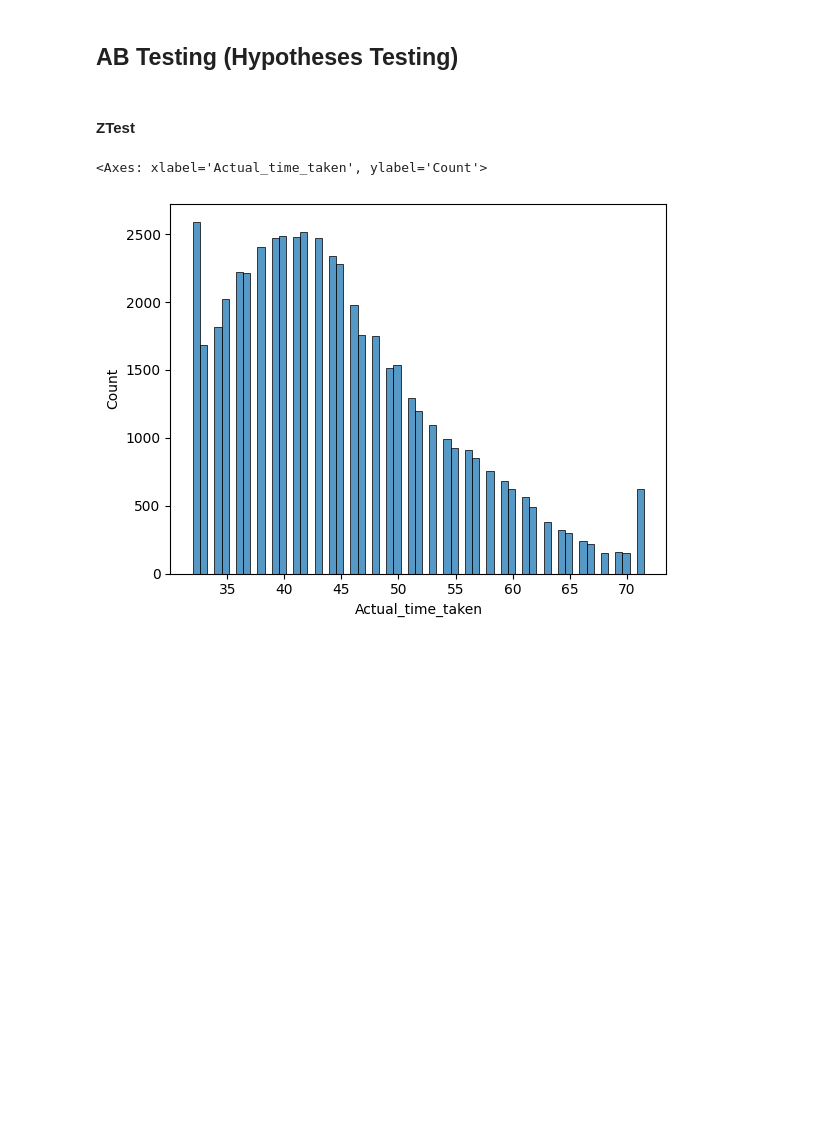
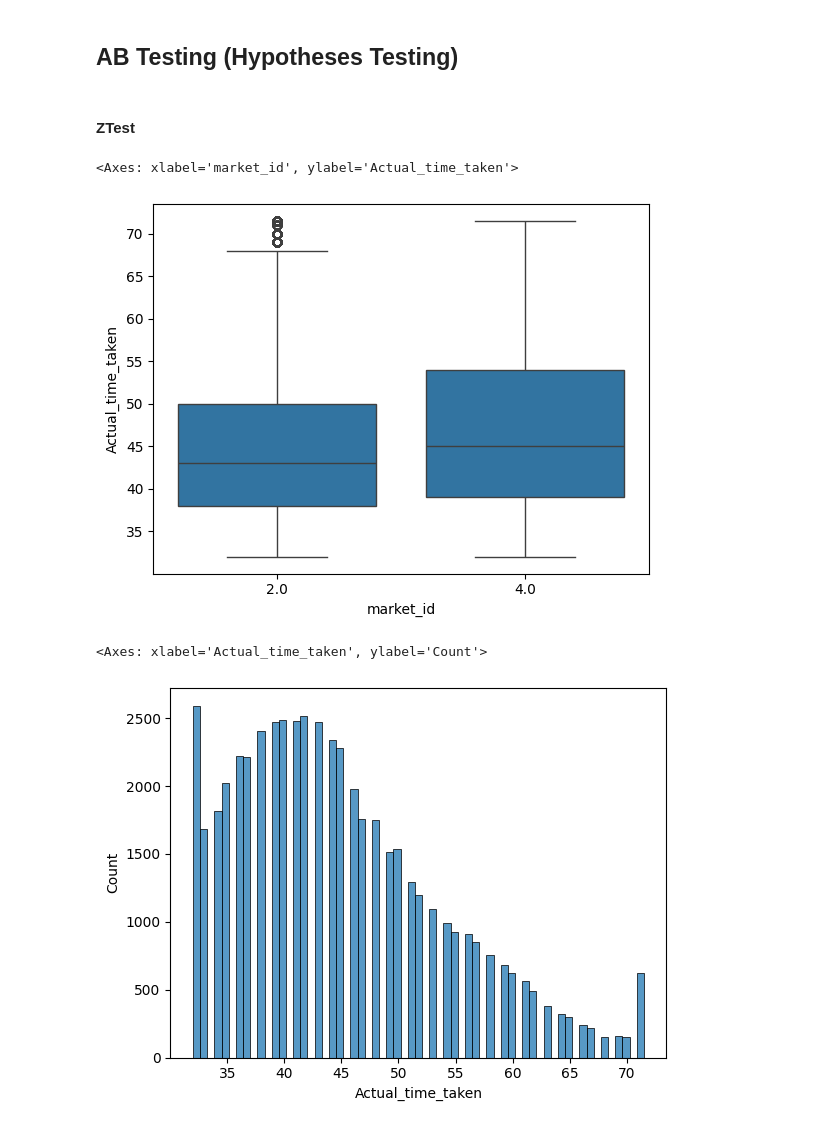
Before and after one commit to TeddyAbraham/Porter-NN-Regression-and-Classification, a Jupyter notebook: Porter_NN_Regression&Classification.ipynb, the cells around one changed output. Drawn from its saved outputs; the diff is of its cells as text; code cells hidden in the pictures; blank space fills up the shorter version.

```diff
--- a/Porter_NN_Regression&Classification.ipynb
+++ b/Porter_NN_Regression&Classification.ipynb
@@ -491,3 +493,8 @@ market4 = df[df['market_id']==4]['Actual_time_taken']
+# %%
+sns.boxplot(x = 'market_id', y = 'Actual_time_taken', data = top2market_id )
+# %% [output]
+<Axes: xlabel='market_id', ylabel='Actual_time_taken'>
+[figure, added]
 # %%
 sns.histplot(market2)
 # %% [output]
```
Also changed, not shown: parts of 28 cells of this notebook.
